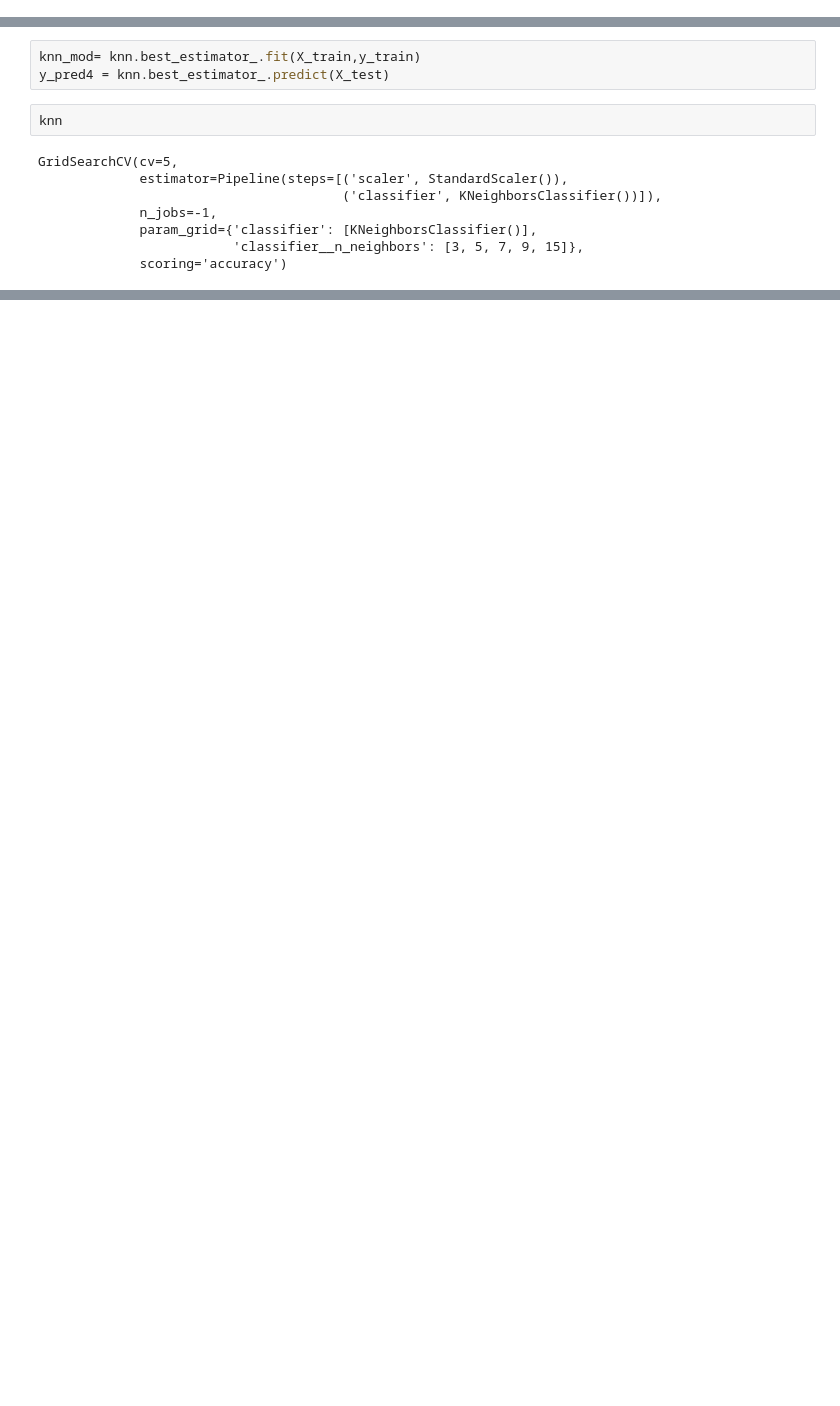
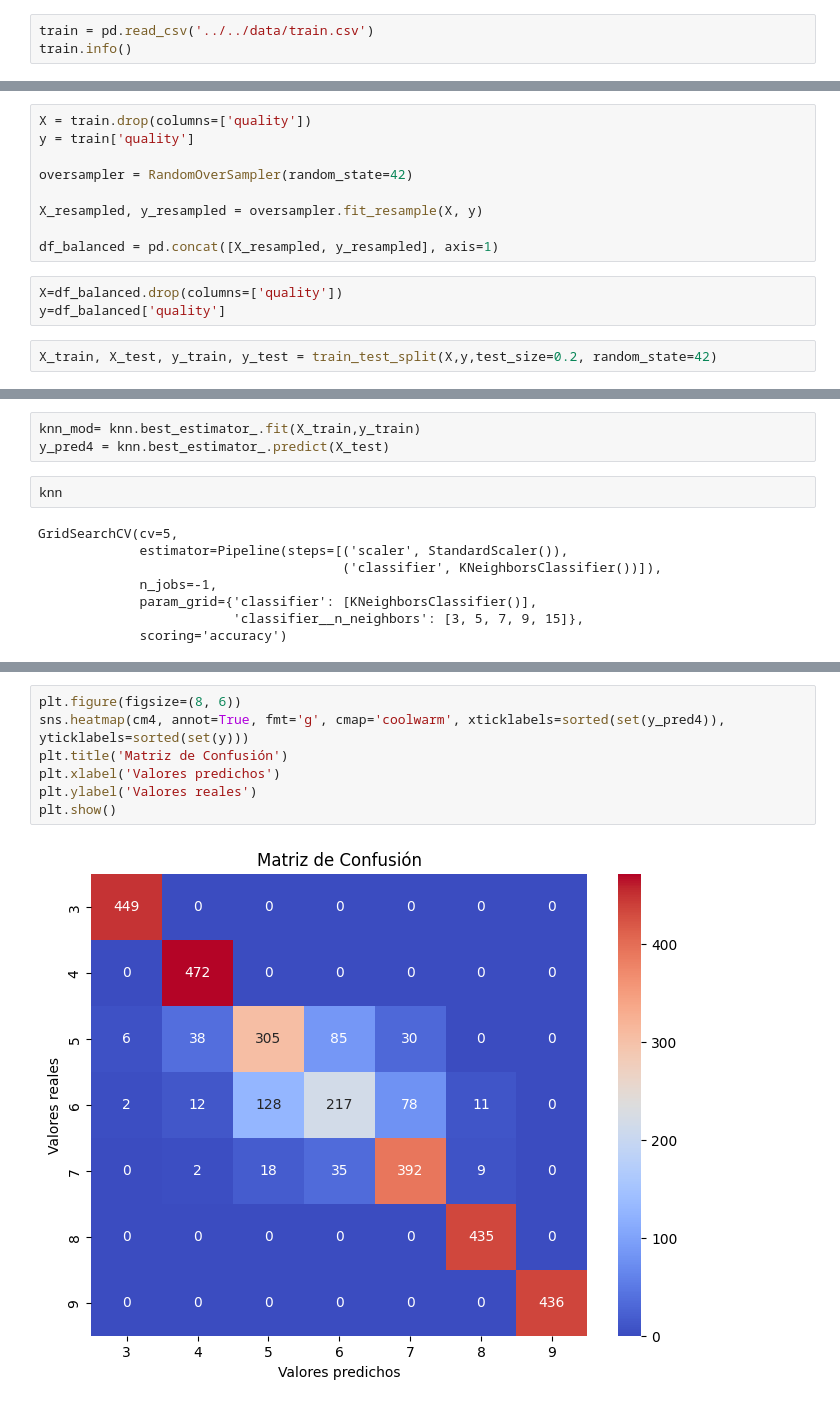
Before and after one commit to miguelrm81/Proyecto_ML-_Vinos, a Jupyter notebook: proyecto_vinos_calidad_ML/notebooks/pruebas/prueba3.ipynb, the cells around one changed output, grey strips where cells are left out. Saved outputs shown, nothing was run; the diff lists cells and outputs as text; blank space fills up the shorter version.

```diff
--- a/proyecto_vinos_calidad_ML/notebooks/pruebas/prueba3.ipynb
+++ b/proyecto_vinos_calidad_ML/notebooks/pruebas/prueba3.ipynb
@@ -302,3 +346,6 @@ Matriz de Confusión:
  [  0   0   0   0   0   0 442]]
 
 Tasa de Aciertos (Accuracy): 85.20%
+# %%
+train = pd.read_csv('../../data/train.csv')
+train.info()
@@ -305,3 +370,17 @@ Tasa de Aciertos (Accuracy): 85.20%
+# %%
+X = train.drop(columns=['quality'])
+y = train['quality']
+
+oversampler = RandomOverSampler(random_state=42)
+
+X_resampled, y_resampled = oversampler.fit_resample(X, y)
+
+df_balanced = pd.concat([X_resampled, y_resampled], axis=1)
+# %%
+X=df_balanced.drop(columns=['quality'])
+y=df_balanced['quality']
+# %%
+X_train, X_test, y_train, y_test = train_test_split(X,y,test_size=0.2, random_state=42)
 # %%
 pipe4 = Pipeline(steps=[("scaler", StandardScaler()),
     ('classifier', KNeighborsClassifier())
@@ -364,0 +444,9 @@ Tasa de Aciertos (Accuracy): 86.07%
+# %%
+plt.figure(figsize=(8, 6))
+sns.heatmap(cm4, annot=True, fmt='g', cmap='coolwarm', xticklabels=sorted(set(y_pred4)), yticklabels=sorted(set(y)))
+plt.title('Matriz de Confusión')
+plt.xlabel('Valores predichos')
+plt.ylabel('Valores reales')
+plt.show()
+# %% [output]
+[figure, added]
```
Also changed, not shown: parts of 55 cells of this notebook, 19 other files.
